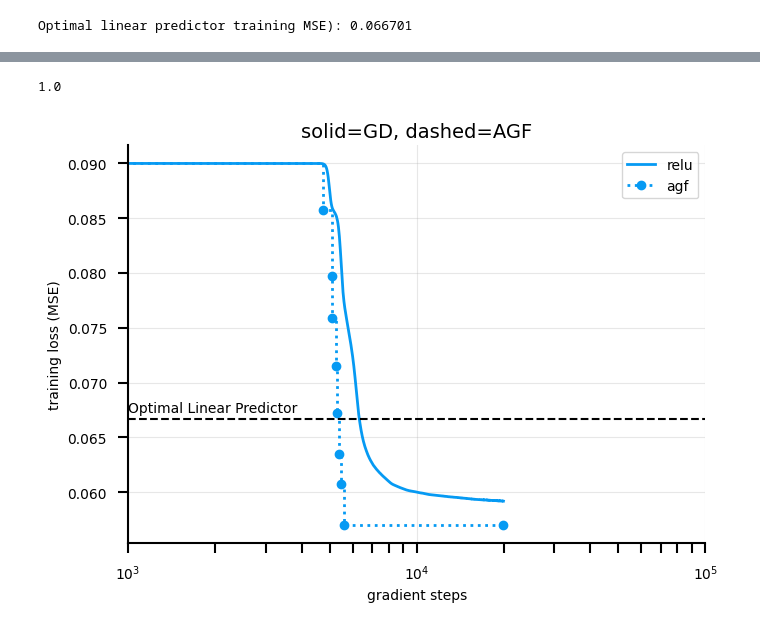
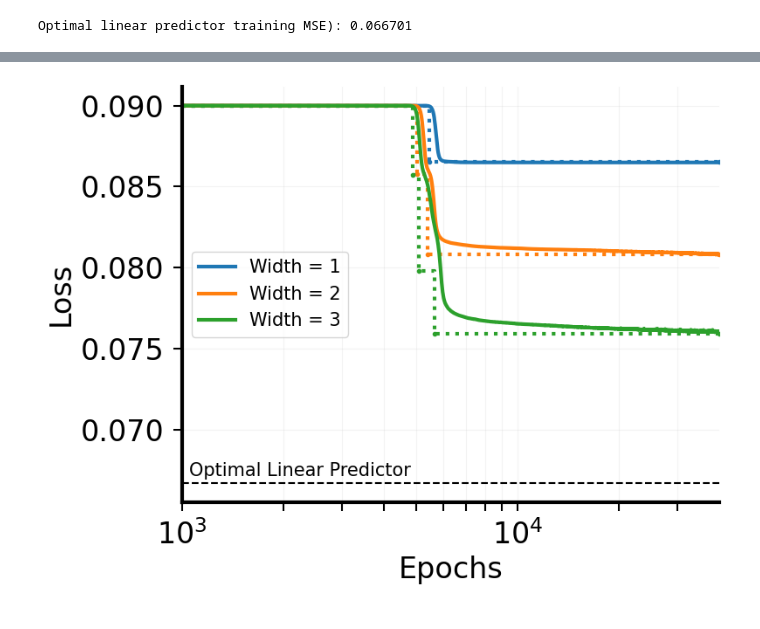
Before and after one commit to danielkunin/alternating-gradient-flows, a Jupyter notebook: relu nets.ipynb, the cells around one changed output, grey strips where cells are left out. Drawn from its saved outputs; the diff is of its cells as text; code cells hidden in the pictures.

Commit message:
relu nets

```diff
--- a/relu nets.ipynb
+++ b/relu nets.ipynb
@@ -221,7 +215,7 @@ class ExptTrace():
         obj.valshape = data["valshape"]
         return obj
 # %%
-def get_cifar10_dataset(n_train, n_test, data_dir = 'data_dir', device=device, **kwargs):
+def get_cifar10_dataset(n_train, n_test, device, data_dir = 'data_dir', **kwargs):
     classes = kwargs.get("classes", None)
     cifar10 = ImageData('cifar10', data_dir, classes=classes)
     X_train, y_train = cifar10.get_dataset(n_train, get="train")
@@ -380,7 +532,7 @@ device = (
 )
 
 DATA_DIR = "~/Documents/datasets" # <- put your dataset dir
-X_train, y_train, X_test, y_test = get_cifar10_dataset(n_train, n_test, data_dir=DATA_DIR, device=device,
+X_train, y_train, X_test, y_test = get_cifar10_dataset(n_train, n_test, device, data_dir=DATA_DIR,
                                                        classes=classes, center=True, normalize=False, grayscale=grayscale)
 
 # mean center labels
@@ -392,7 +544,7 @@ data_size = 5000
 X_train = X_train[startidx:startidx + data_size]
 y_train = y_train[startidx:startidx + data_size]
 
-# Whitened input
+# Whitened input such that E[||x||^2] ~ 1
 with torch.no_grad():
     U, S, Vt = torch.linalg.svd(X_train, full_matrices=False)
     X_train = U @ Vt * np.sqrt(X_train.shape[0] / X_train.shape[1])
@@ -645,10 +670,42 @@ loss: 0.06062
-# %%
-ax = make_plot(et_train_loss, result, utilmax_lr=utilmax_lr, lr=lr, mom=mom, fudge_fac=1.0)
-ax.axhline(opt_linear_mse, ls='--', c='k')
-ax.text(1000, opt_linear_mse + 0.001, 'Optimal Linear Predictor', ha='left', va='center', color='black', fontsize=10)
-ax.set_xlim(1e3, 1e5)
-plt.tight_layout()
-plt.show()
-# %% [output]
-1.0
-[figure, removed]
+# %%
+# ---------- plot ----------
+fig, ax = plt.subplots(1, 1, figsize=(8, 6))
+cmap = plt.get_cmap("tab10")
+
+for i, W in enumerate(width_list[:]):
+    color = cmap(i % 10)
+
+    # GD curve (solid)
+    t_gd, l_gd = all_gd[W]
+    ax.plot(t_gd, l_gd, lw=3, color=color, label=f"Width = {W}")
+
+    # AGF curve (dashed, extended flat to plot end)
+    x_agf, y_agf = all_agf[W]
+    order = np.argsort(x_agf)
+    x_agf, y_agf = x_agf[order], y_agf[order]
+
+    if x_agf[-1] < max_step:
+        x_agf_ext = np.concatenate([x_agf, [max_step]])
+        y_agf_ext = np.concatenate([y_agf, [y_agf[-1]]])
+    else:
+        x_agf_ext = np.concatenate([x_agf, [x_agf[-1] * 1.000001]])
+        y_agf_ext = np.concatenate([y_agf, [y_agf[-1]]])
+
+    ax.step(x_agf_ext, y_agf_ext, where="post", lw=3, ls=":", marker='.', color=color)
+
+# Optimal linear predictor line
+ax.axhline(opt_linear_mse, ls='--', c='k', lw=1.5)
+ax.text(1e3 + 50, opt_linear_mse * (1 + 3e-3), 'Optimal Linear Predictor',
+        ha='left', va='bottom', color='black', fontsize=15)
+
+ax.set_xlim(1e3, max_step)
+ax.set_xscale("log")
+ax.set_xlabel("Epochs", fontsize=24)
+ax.set_ylabel("Loss", fontsize=24)
+ax.legend(ncol=1, fontsize=15)
+ax.grid(True, which="both", alpha=0.15)
+style_axes(ax)
+plt.tight_layout()
+plt.savefig("relu.pdf")
+# %% [output]
+[figure, added]
```
Also changed, not shown: parts of 7 cells of this notebook.
